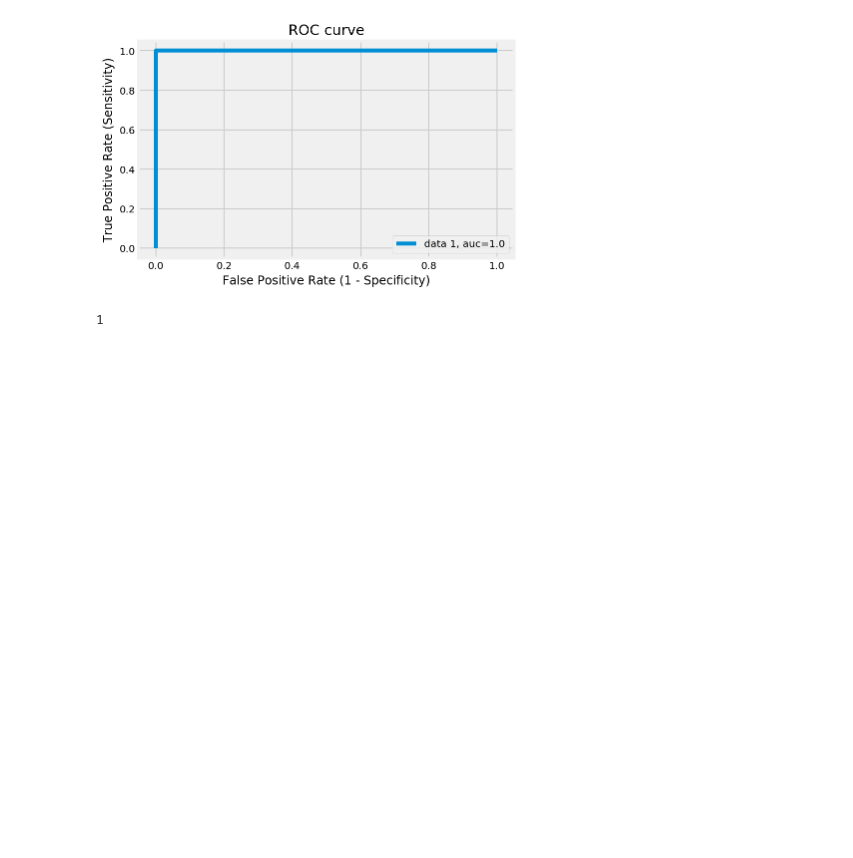
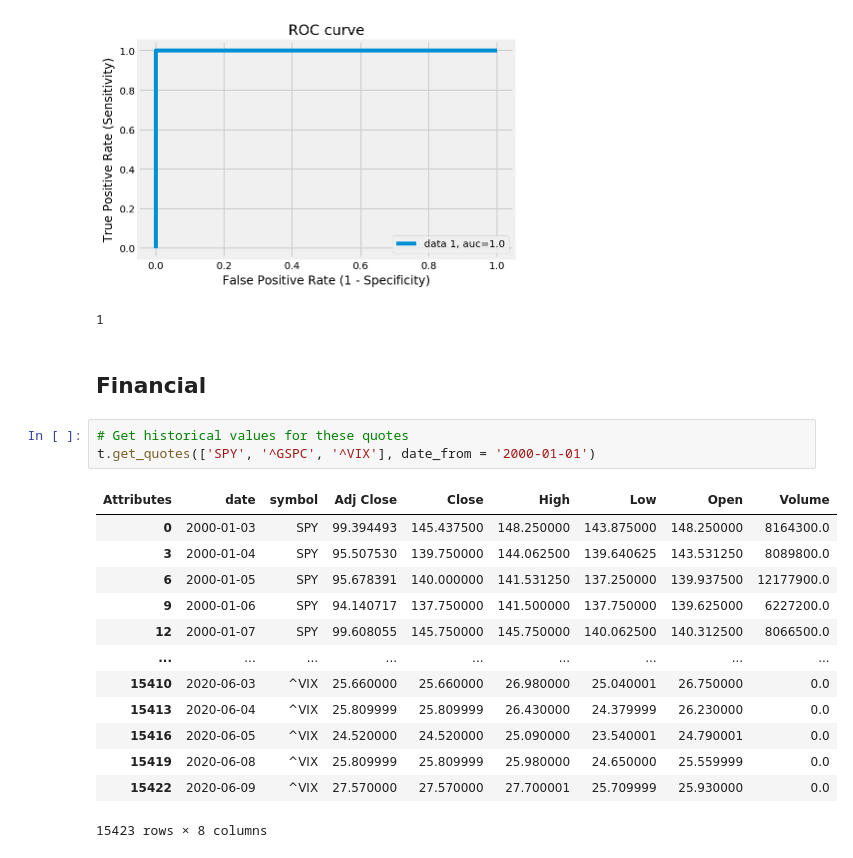
Before and after one commit to al3xandr3/Data-Science-ipynb, a Jupyter notebook: t is for table version2.ipynb, the cells around one changed output. Cells and saved outputs as stored; diff of their text form; blank space fills up the shorter version.

```diff
--- a/t is for table version2.ipynb
+++ b/t is for table version2.ipynb
@@ -267,3 +264,22 @@ t.classification_score(actuals, predicted)
 # %% [output]
 [figure]
 1
+# %% [markdown]
+## Financial
+# %%
+# Get historical values for these quotes
+t.get_quotes(['SPY', '^GSPC', '^VIX'], date_from = '2000-01-01')
+# %% [output]
+| Attributes | date | symbol | Adj Close | Close | High | Low | Open | Volume |
+| 0 | 2000-01-03 | SPY | 99.394493 | 145.437500 | 148.250000 | 143.875000 | 148.250000 | 8164300.0 |
+| 3 | 2000-01-04 | SPY | 95.507530 | 139.750000 | 144.062500 | 139.640625 | 143.531250 | 8089800.0 |
+| 6 | 2000-01-05 | SPY | 95.678391 | 140.000000 | 141.531250 | 137.250000 | 139.937500 | 12177900.0 |
+| 9 | 2000-01-06 | SPY | 94.140717 | 137.750000 | 141.500000 | 137.750000 | 139.625000 | 6227200.0 |
+| 12 | 2000-01-07 | SPY | 99.608055 | 145.750000 | 145.750000 | 140.062500 | 140.312500 | 8066500.0 |
+| ... | ... | ... | ... | ... | ... | ... | ... | ... |
+| 15410 | 2020-06-03 | ^VIX | 25.660000 | 25.660000 | 26.980000 | 25.040001 | 26.750000 | 0.0 |
+| 15413 | 2020-06-04 | ^VIX | 25.809999 | 25.809999 | 26.430000 | 24.379999 | 26.230000 | 0.0 |
+| 15416 | 2020-06-05 | ^VIX | 24.520000 | 24.520000 | 25.090000 | 23.540001 | 24.790001 | 0.0 |
+| 15419 | 2020-06-08 | ^VIX | 25.809999 | 25.809999 | 25.980000 | 24.650000 | 25.559999 | 0.0 |
+| 15422 | 2020-06-09 | ^VIX | 27.570000 | 27.570000 | 27.700001 | 25.709999 | 25.930000 | 0.0 |
+15423 rows × 8 columns
```
Also changed, not shown: parts of 11 cells of this notebook, 1 other file.
